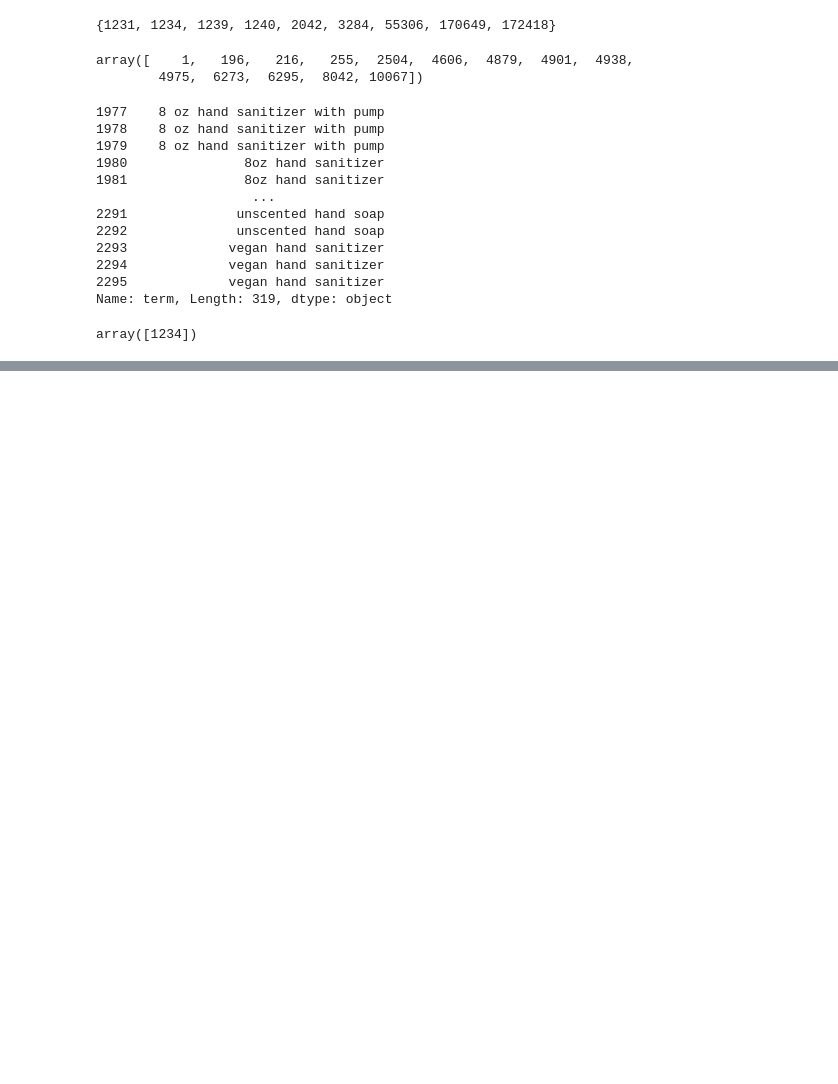
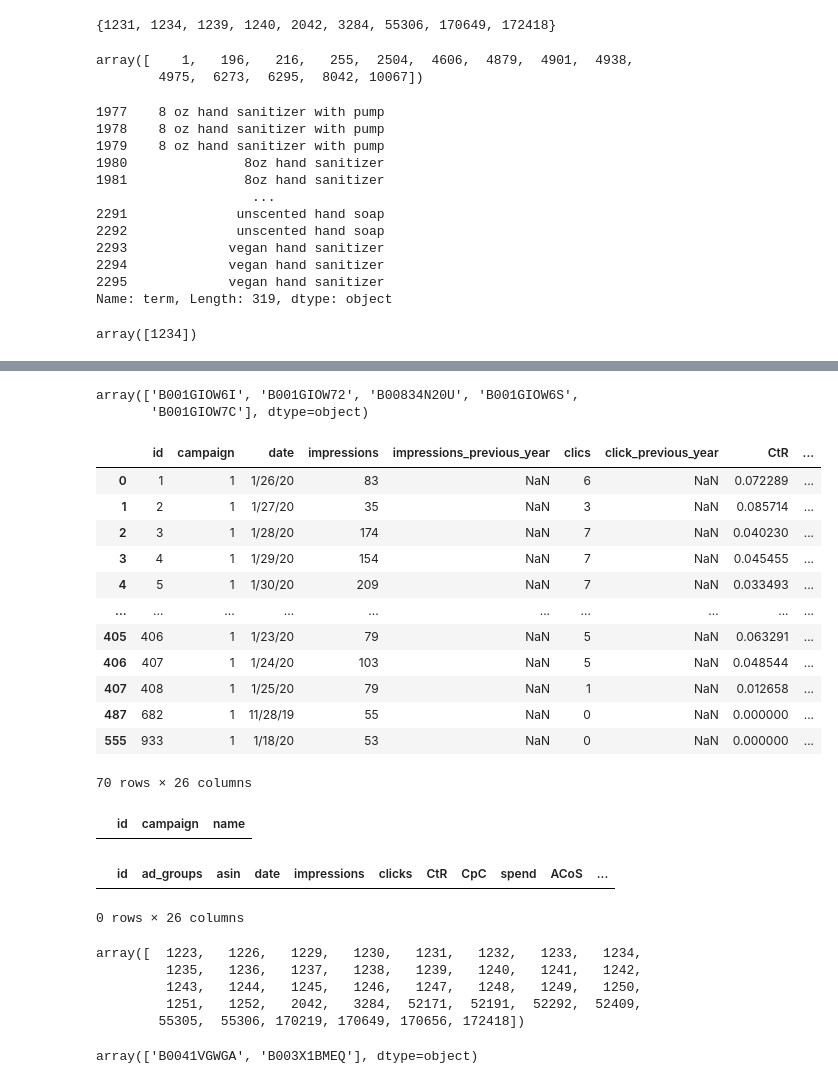
Before and after one commit to JuliaSokolova/amazon_-eCommerce_optimization, a Jupyter notebook: Data Organization.ipynb, the cells around one changed output, grey strips where cells are left out. Saved outputs shown, nothing was run; the diff lists cells and outputs as text; code cells hidden in the pictures; blank space fills up the shorter version.

```diff
--- a/Data Organization.ipynb
+++ b/Data Organization.ipynb
@@ -89,0 +120,30 @@ array([1234])
+# %%
+ad_group_details[ad_group_details.campaign == 1223].asin.unique()
+# %% [output]
+array(['B001GIOW6I', 'B001GIOW72', 'B00834N20U', 'B001GIOW6S',
+       'B001GIOW7C'], dtype=object)
+# %%
+campaign_details[campaign_details.campaign==1]
+# %% [output]
+|  | id | campaign | date | impressions | impressions_previous_year | clics | click_previous_year | CtR | ... |
+| 0 | 1 | 1 | 1/26/20 | 83 | NaN | 6 | NaN | 0.072289 | ... |
+| 1 | 2 | 1 | 1/27/20 | 35 | NaN | 3 | NaN | 0.085714 | ... |
+| 2 | 3 | 1 | 1/28/20 | 174 | NaN | 7 | NaN | 0.040230 | ... |
+| 3 | 4 | 1 | 1/29/20 | 154 | NaN | 7 | NaN | 0.045455 | ... |
+| 4 | 5 | 1 | 1/30/20 | 209 | NaN | 7 | NaN | 0.033493 | ... |
+| ... | ... | ... | ... | ... | ... | ... | ... | ... | ... |
+| 405 | 406 | 1 | 1/23/20 | 79 | NaN | 5 | NaN | 0.063291 | ... |
+| 406 | 407 | 1 | 1/24/20 | 103 | NaN | 5 | NaN | 0.048544 | ... |
+| 407 | 408 | 1 | 1/25/20 | 79 | NaN | 1 | NaN | 0.012658 | ... |
+| 487 | 682 | 1 | 11/28/19 | 55 | NaN | 0 | NaN | 0.000000 | ... |
+| 555 | 933 | 1 | 1/18/20 | 53 | NaN | 0 | NaN | 0.000000 | ... |
+70 rows × 26 columns
+# %%
+ad_group[ad_group.campaign ==1]
+# %% [output]
+|  | id | campaign | name |
+# %%
+ad_group_details[ad_group_details.campaign ==1]
+# %% [output]
+|  | id | ad_groups | asin | date | impressions | clicks | CtR | CpC | spend | ACoS | ... |
+0 rows × 26 columns
@@ -89,0 +152,12 @@ array([1234])
+# %%
+campaigns_id
+# %% [output]
+array([  1223,   1226,   1229,   1230,   1231,   1232,   1233,   1234,
+         1235,   1236,   1237,   1238,   1239,   1240,   1241,   1242,
+         1243,   1244,   1245,   1246,   1247,   1248,   1249,   1250,
+         1251,   1252,   2042,   3284,  52171,  52191,  52292,  52409,
+        55305,  55306, 170219, 170649, 170656, 172418])
+# %%
+ad_group_details[ad_group_details.campaign == 1233].asin.unique()
+# %% [output]
+array(['B0041VGWGA', 'B003X1BMEQ'], dtype=object)
```
Also changed, not shown: parts of 11 cells of this notebook, 4 other files.
